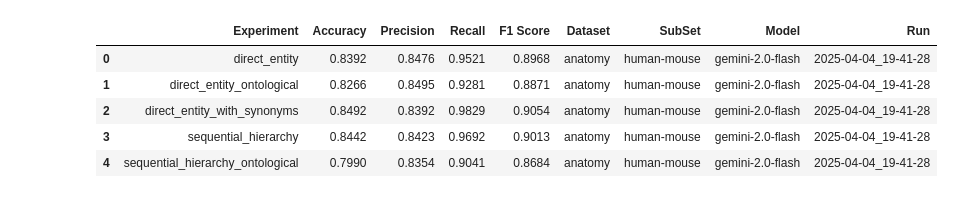
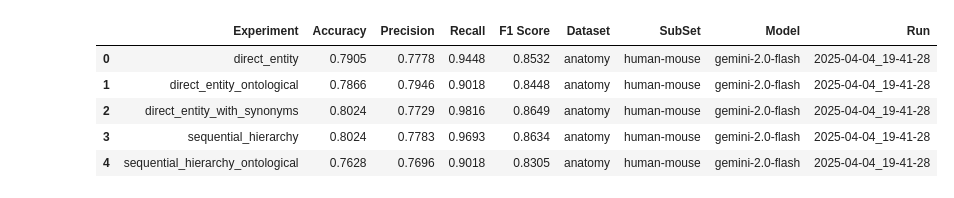
Before and after one commit to city-artificial-intelligence/logmap-llm-exp, a Jupyter notebook: notebooks/analyze_results.ipynb, the cells around one changed output. Cells and saved outputs as stored; diff of their text form; code cells hidden in the pictures.

```diff
--- a/notebooks/analyze_results.ipynb
+++ b/notebooks/analyze_results.ipynb
@@ -13,15 +13,15 @@ import seaborn as sns
 
 from config.config import RUN_DIR
 # %%
-metrics_df = pd.read_csv(RUN_DIR / "all_runs_metrics.csv")
+metrics_df = pd.read_csv(RUN_DIR / "all_runs_metrics_reduced_upd.csv")
 metrics_df.head()
 # %% [output]
 |  | Experiment | Accuracy | Precision | Recall | F1 Score | Dataset | SubSet | Model | Run |
-| 0 | direct_entity | 0.8392 | 0.8476 | 0.9521 | 0.8968 | anatomy | human-mouse | gemini-2.0-flash | 2025-04-04_19-41-28 |
-| 1 | direct_entity_ontological | 0.8266 | 0.8495 | 0.9281 | 0.8871 | anatomy | human-mouse | gemini-2.0-flash | 2025-04-04_19-41-28 |
-| 2 | direct_entity_with_synonyms | 0.8492 | 0.8392 | 0.9829 | 0.9054 | anatomy | human-mouse | gemini-2.0-flash | 2025-04-04_19-41-28 |
-| 3 | sequential_hierarchy | 0.8442 | 0.8423 | 0.9692 | 0.9013 | anatomy | human-mouse | gemini-2.0-flash | 2025-04-04_19-41-28 |
-| 4 | sequential_hierarchy_ontological | 0.7990 | 0.8354 | 0.9041 | 0.8684 | anatomy | human-mouse | gemini-2.0-flash | 2025-04-04_19-41-28 |
+| 0 | direct_entity | 0.7905 | 0.7778 | 0.9448 | 0.8532 | anatomy | human-mouse | gemini-2.0-flash | 2025-04-04_19-41-28 |
+| 1 | direct_entity_ontological | 0.7866 | 0.7946 | 0.9018 | 0.8448 | anatomy | human-mouse | gemini-2.0-flash | 2025-04-04_19-41-28 |
+| 2 | direct_entity_with_synonyms | 0.8024 | 0.7729 | 0.9816 | 0.8649 | anatomy | human-mouse | gemini-2.0-flash | 2025-04-04_19-41-28 |
+| 3 | sequential_hierarchy | 0.8024 | 0.7783 | 0.9693 | 0.8634 | anatomy | human-mouse | gemini-2.0-flash | 2025-04-04_19-41-28 |
+| 4 | sequential_hierarchy_ontological | 0.7628 | 0.7696 | 0.9018 | 0.8305 | anatomy | human-mouse | gemini-2.0-flash | 2025-04-04_19-41-28 |
 # %%
 metric = "F1 Score"
 # concat Subset and model name
```
Also changed, not shown: parts of 3 cells of this notebook, 21 other files.
